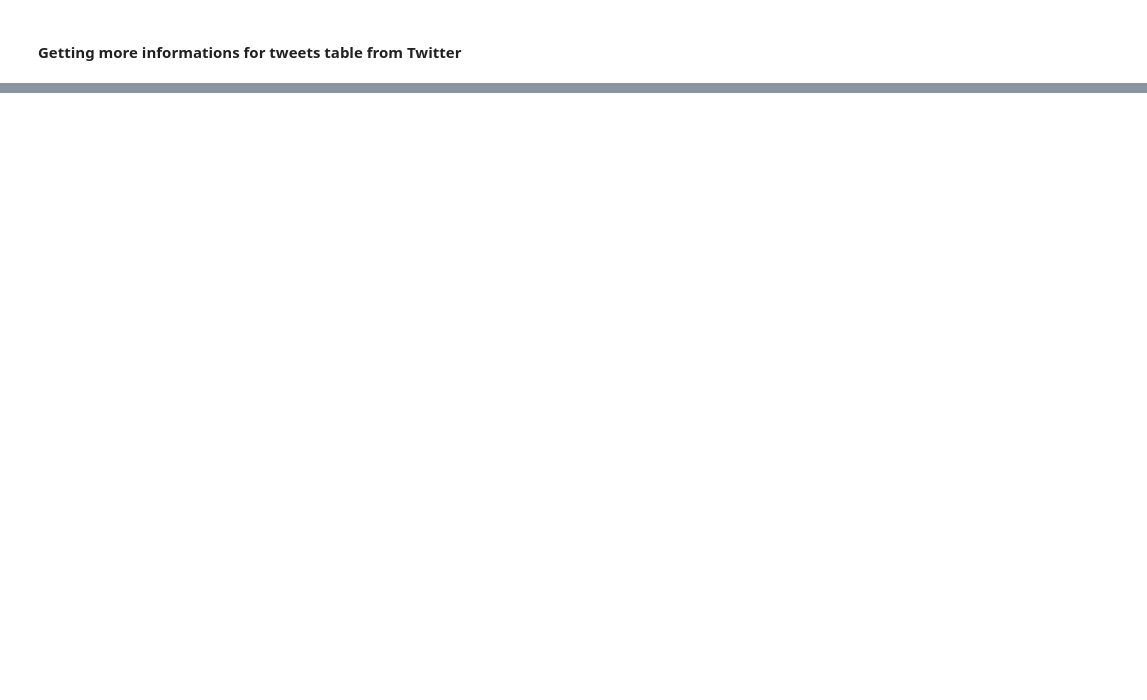
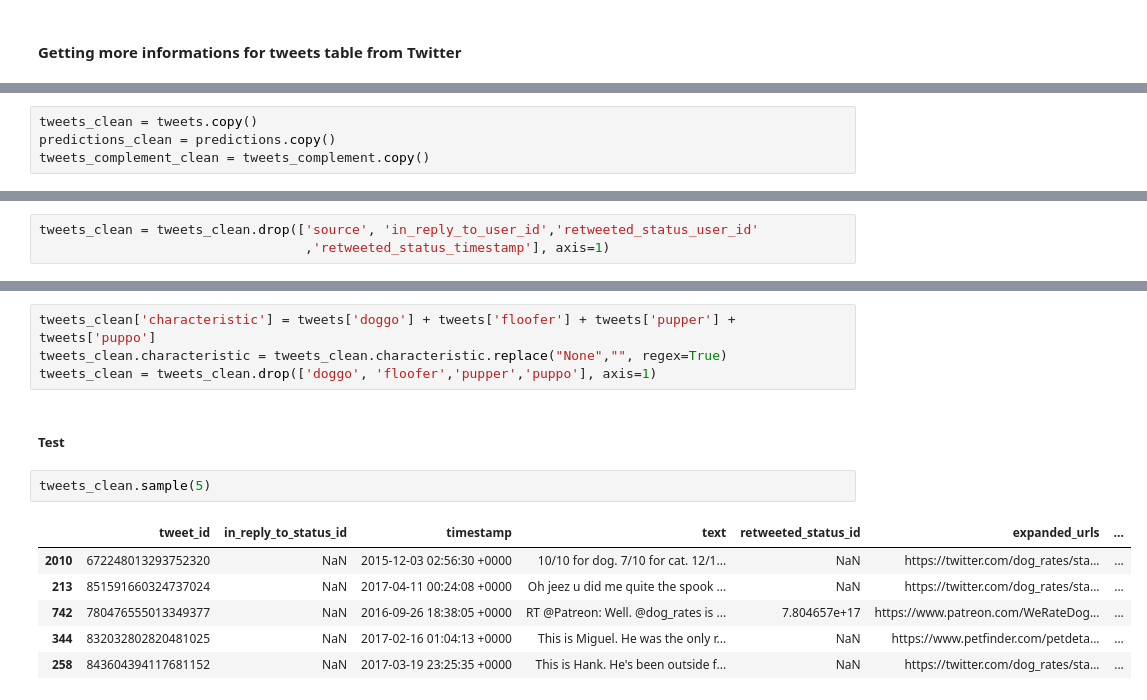
Before and after one commit to guilhermelfl/DogRatesTwitterAnalyse, a Jupyter notebook: DogRatesTwitterAnalyse.ipynb, the cells around one changed output, grey strips where cells are left out. Cells and saved outputs as stored; diff of their text form; blank space fills up the shorter version.

```diff
--- a/DogRatesTwitterAnalyse.ipynb
+++ b/DogRatesTwitterAnalyse.ipynb
@@ -83,0 +417,4 @@ predictions.head()
+# %%
+tweets_clean = tweets.copy()
+predictions_clean = predictions.copy()
+tweets_complement_clean = tweets_complement.copy()
@@ -83,0 +431,3 @@ predictions.head()
+# %%
+tweets_clean = tweets_clean.drop(['source', 'in_reply_to_user_id','retweeted_status_user_id'
+                                  ,'retweeted_status_timestamp'], axis=1)
@@ -83,0 +493,15 @@ predictions.head()
+# %%
+tweets_clean['characteristic'] = tweets['doggo'] + tweets['floofer'] + tweets['pupper'] + tweets['puppo']
+tweets_clean.characteristic = tweets_clean.characteristic.replace("None","", regex=True)
+tweets_clean = tweets_clean.drop(['doggo', 'floofer','pupper','puppo'], axis=1)
+# %% [markdown]
+##### Test
+# %%
+tweets_clean.sample(5)
+# %% [output]
+|  | tweet_id | in_reply_to_status_id | timestamp | text | retweeted_status_id | expanded_urls | ... |
+| 2010 | 672248013293752320 | NaN | 2015-12-03 02:56:30 +0000 | 10/10 for dog. 7/10 for cat. 12/1... | NaN | https://twitter.com/dog_rates/sta... | ... |
+| 213 | 851591660324737024 | NaN | 2017-04-11 00:24:08 +0000 | Oh jeez u did me quite the spook ... | NaN | https://twitter.com/dog_rates/sta... | ... |
+| 742 | 780476555013349377 | NaN | 2016-09-26 18:38:05 +0000 | RT @Patreon: Well. @dog_rates is ... | 7.804657e+17 | https://www.patreon.com/WeRateDog... | ... |
+| 344 | 832032802820481025 | NaN | 2017-02-16 01:04:13 +0000 | This is Miguel. He was the only r... | NaN | https://www.petfinder.com/petdeta... | ... |
+| 258 | 843604394117681152 | NaN | 2017-03-19 23:25:35 +0000 | This is Hank. He's been outside f... | NaN | https://twitter.com/dog_rates/sta... | ... |
```
Also changed, not shown: parts of 73 cells of this notebook, 2 other files.
